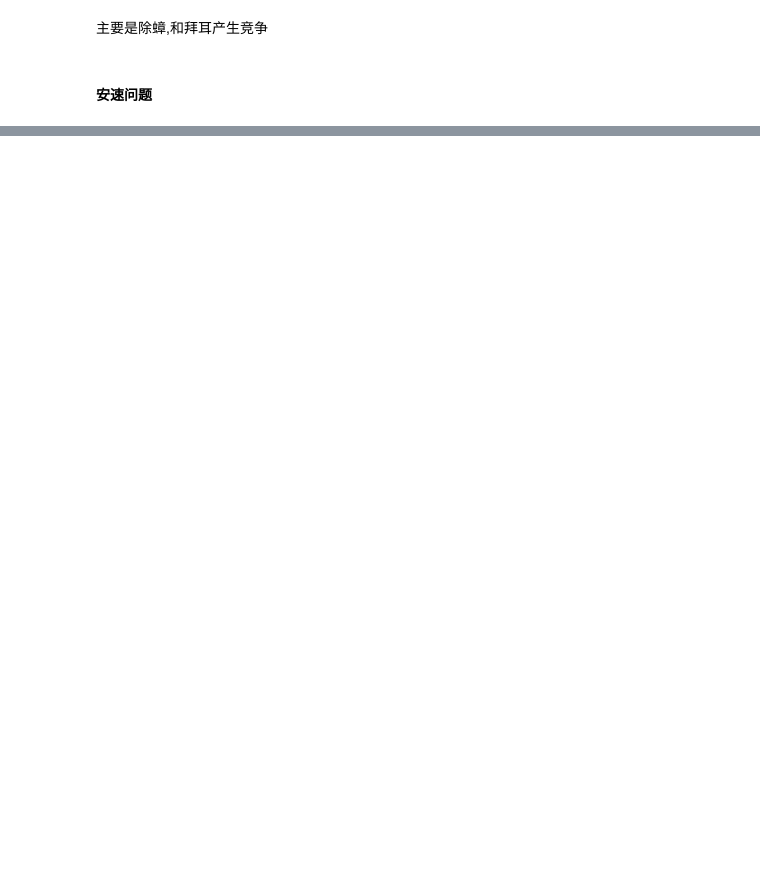
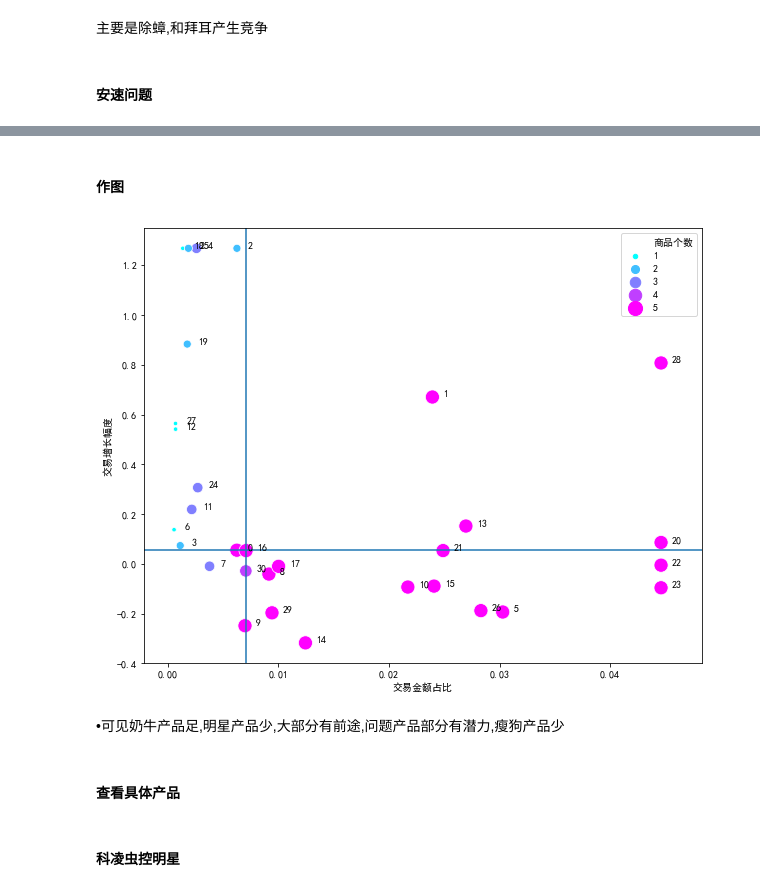
Before and after one commit to lvzw94/Ipynb, a Jupyter notebook: 电商文本挖掘.ipynb, the cells around one changed output, grey strips where cells are left out. Saved outputs shown, nothing was run; the diff lists cells and outputs as text; code cells hidden in the pictures; blank space fills up the shorter version.

```diff
--- a/电商文本挖掘.ipynb
+++ b/电商文本挖掘.ipynb
@@ -1423,0 +1454,3 @@ ancow
+# %%
+df4kl = pd.read_excel(filenames3[2])
+df4kl.head(2)
@@ -1423,0 +1481,3 @@ ancow
+# %%
+kl4 = byproduct(df4kl)
+kl4.describe()
@@ -1423,0 +1496,3 @@ ancow
+# %%
+kl41 = block2(kl4)
+kl41.describe()
@@ -1423,0 +1509,10 @@ ancow
+# %% [markdown]
+#### 作图
+# %%
+plotBOG(kl41)
+# %% [output]
+[figure, added]
+# %% [markdown]
+•可见奶牛产品足,明星产品少,大部分有前途,问题产品部分有潜力,瘦狗产品少
+# %% [markdown]
+#### 查看具体产品
@@ -1423,0 +1522,2 @@ ancow
+# %% [markdown]
+#### 科凌虫控明星
```
Also changed, not shown: parts of 79 cells of this notebook.
